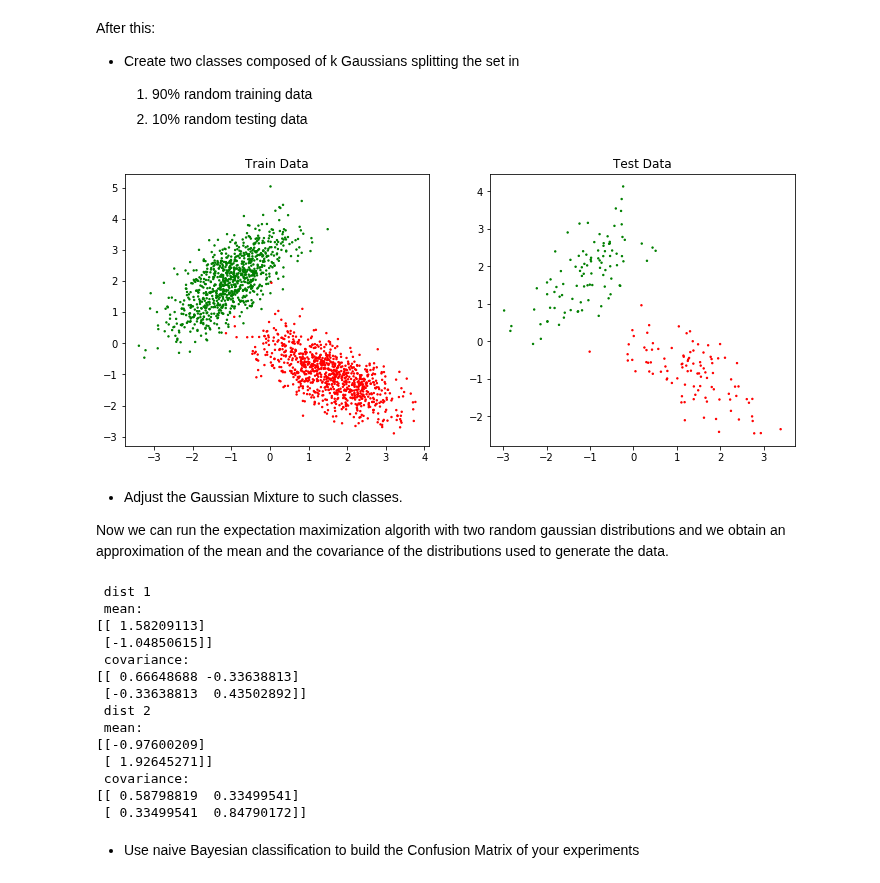
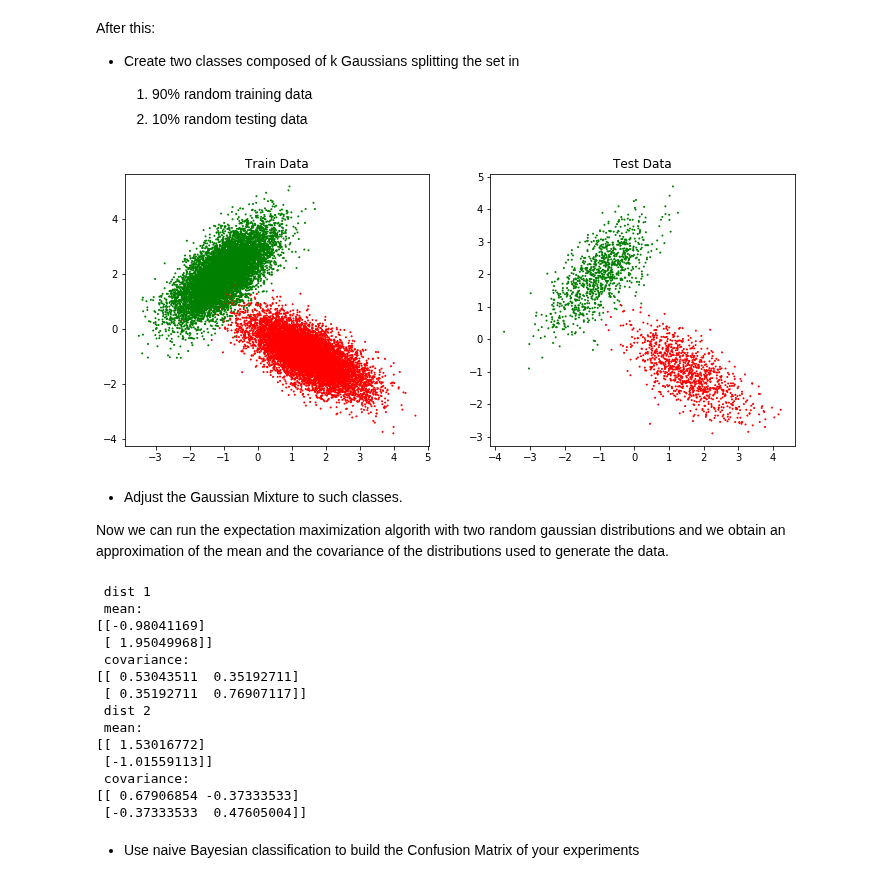
Before and after one commit to joseluisvaz/machine_learning_itesm, a Jupyter notebook: Machine Learning - Homework 3.ipynb, the cells around one changed output. Drawn from its saved outputs; the diff is of its cells as text; code cells hidden in the pictures.

```diff
--- a/Machine Learning - Homework 3.ipynb
+++ b/Machine Learning - Homework 3.ipynb
@@ -57,34 +57,36 @@ After this:
 # %%
 #Data set Initialization
 
+no_samples = 10000
+
 std = [[0.5, 0.4], [0.4,0.7]]
 std2 = [[0.7, -0.4], [-0.4,0.5]]
-c1 = np.random.multivariate_normal([-1, 2], std, 1000);
-c2 = np.random.multivariate_normal([1.5, -1], std2, 1000);
+c1 = np.random.multivariate_normal([-1, 2], std, no_samples);
+c2 = np.random.multivariate_normal([1.5, -1], std2, no_samples);
 X  = np.concatenate([c1,c2])
 
-labels = np.ones(1000)
-labels2 = 0 * np.ones(1000)
+labels = np.ones(no_samples)
+labels2 = 0 * np.ones(no_samples)
 Y = np.concatenate([labels, labels2])
 Y = Y.reshape((Y.shape[0], 1))
 
 X_train, X_test, y_train, y_test = train_test_split(
     X, Y, test_size=0.1, random_state=3)
 
 label_train = list(y_train.ravel())
 label_test = list(y_test.ravel())
 colors = ['red','green']
 
 f, axarr = plt.subplots(1, 2, figsize=(12,5))
 axarr[0].scatter(X_train[:,0], X_train[:,1], c=label_train,
-                 cmap=matplotlib.colors.ListedColormap(colors), s = 2)
+                 cmap=matplotlib.colors.ListedColormap(colors), s = 1)
 axarr[0].set_title("Train Data")
 axarr[1].scatter(X_test[:,0], X_test[:,1], c=label_test,
-                 cmap=matplotlib.colors.ListedColormap(colors), s = 2)
+                 cmap=matplotlib.colors.ListedColormap(colors), s = 1)
 axarr[1].set_title("Test Data")
 plt.show()
 # %% [output]
-[figure, old version]
+[figure, new version]
 # %% [markdown]
 
 * Adjust the Gaussian Mixture to such classes.
@@ -93,22 +95,22 @@ Now we can run the expectation maximization algorith with two random gaussian di
 # %%
 #Initializing Gaussian Mixture model
 mixture = gm.GaussianMixture(X, clusters=2)
-mixture.fit(iters=5)
+mixture.fit(iters=6)
 # %% [output]
  dist 1
  mean:
-[[ 1.58209113]
- [-1.04850615]]
+[[-0.98041169]
+ [ 1.95049968]]
  covariance:
-[[ 0.66648688 -0.33638813]
- [-0.33638813  0.43502892]]
+[[ 0.53043511  0.35192711]
+ [ 0.35192711  0.76907117]]
  dist 2
  mean:
-[[-0.97600209]
- [ 1.92645271]]
+[[ 1.53016772]
+ [-1.01559113]]
  covariance:
-[[ 0.58798819  0.33499541]
- [ 0.33499541  0.84790172]]
+[[ 0.67906854 -0.37333533]
+ [-0.37333533  0.47605004]]
 # %% [markdown]
 * Use naive Bayesian classification to build the Confusion Matrix of your experiments
 # %% [markdown]
```
Also changed, not shown: parts of 8 cells of this notebook, 3 other files.
